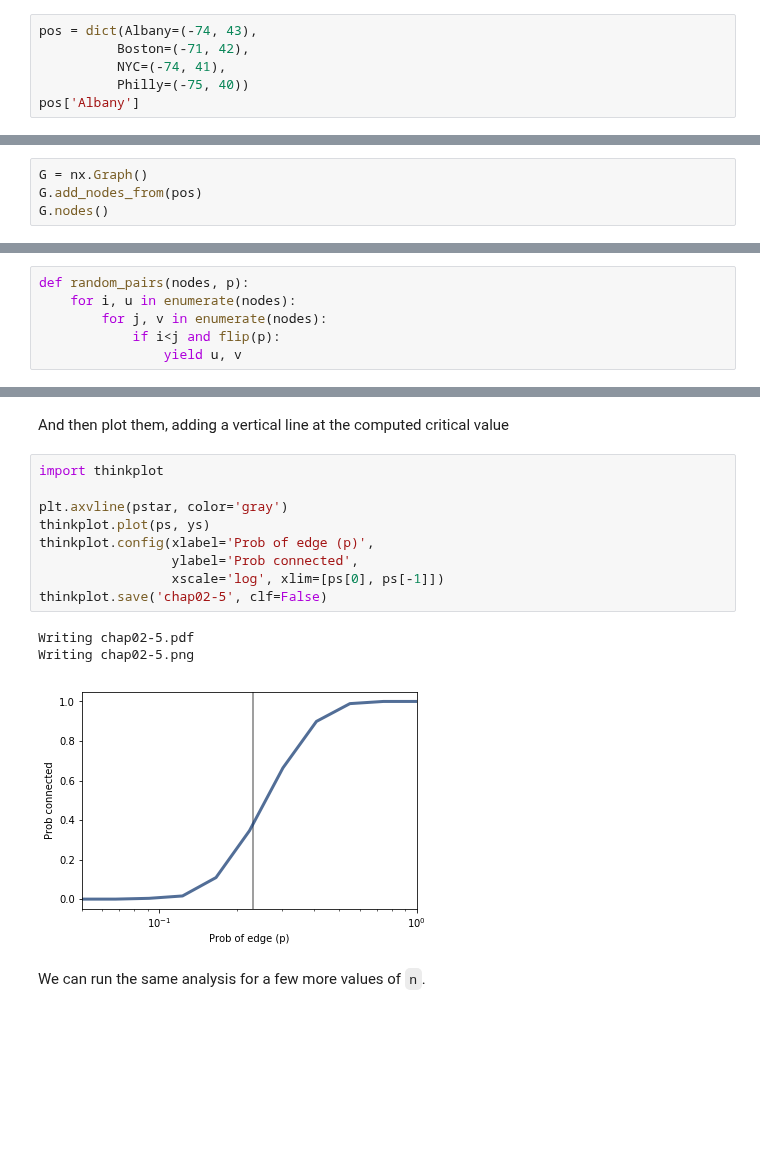
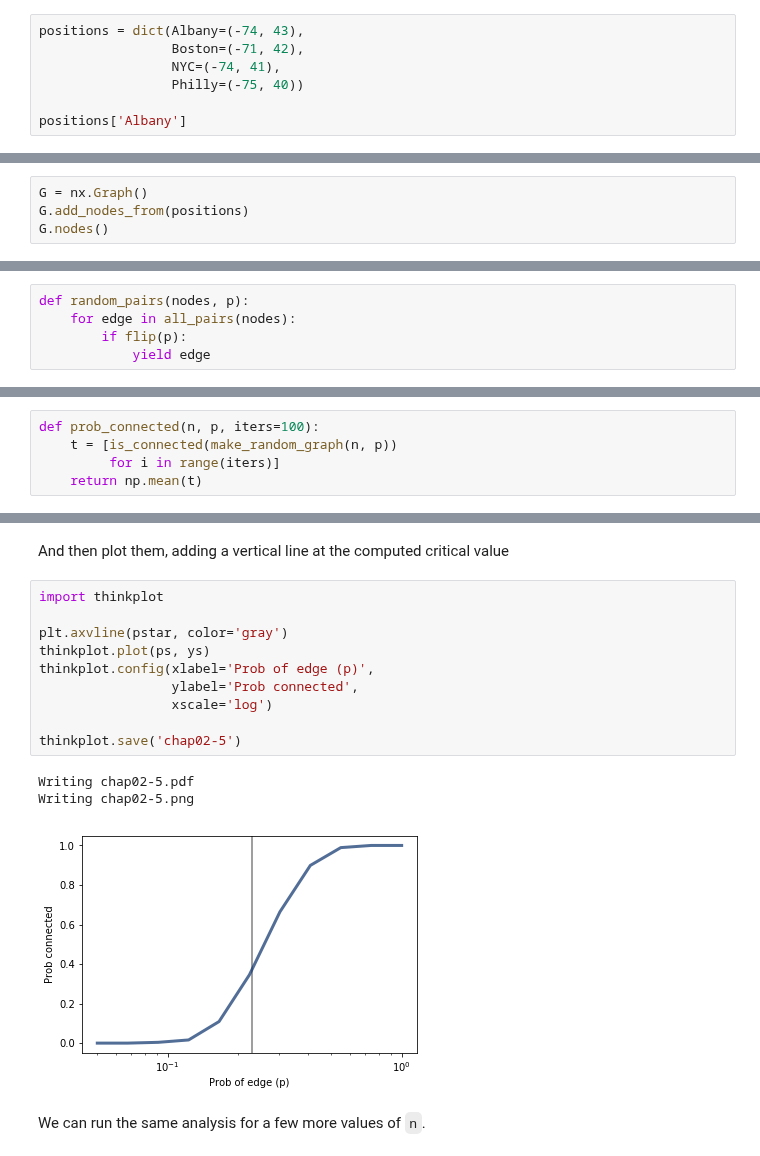
Before and after one commit to AllenDowney/ThinkComplexity2, a Jupyter notebook: code/chap02soln.ipynb, the cells around one changed output, grey strips where cells are left out. Saved outputs shown, nothing was run; the diff lists cells and outputs as text; blank space fills up the shorter version.

```diff
--- a/code/chap02soln.ipynb
+++ b/code/chap02soln.ipynb
@@ -78,16 +78,17 @@ The second example is an undirected graph that represents cities and the driving
 # %%
-pos = dict(Albany=(-74, 43),
-          Boston=(-71, 42),
-          NYC=(-74, 41),
-          Philly=(-75, 40))
-pos['Albany']
+positions = dict(Albany=(-74, 43),
+                 Boston=(-71, 42),
+                 NYC=(-74, 41),
+                 Philly=(-75, 40))
+
+positions['Albany']
 # %% [output]
 (-74, 43)
 # %% [markdown]
 We can use the keys in `pos` to add nodes to the graph.
 # %%
 G = nx.Graph()
-G.add_nodes_from(pos)
+G.add_nodes_from(positions)
 G.nodes()
 # %% [output]
 NodeView(('Albany', 'Boston', 'NYC', 'Philly'))
@@ -235,10 +236,9 @@ def flip(p):
 `random_pairs` is a generator function that enumerates all possible pairs of nodes and yields each one with probability `p`
 # %%
 def random_pairs(nodes, p):
-    for i, u in enumerate(nodes):
-        for j, v in enumerate(nodes):
-            if i<j and flip(p):
-                yield u, v
+    for edge in all_pairs(nodes):
+        if flip(p):
+            yield edge
 # %% [markdown]
 `make_random_graph` makes an ER graph where the probability of an edge between each pair of nodes is `p`.
 # %%
@@ -390,6 +369,11 @@ def prob_connected(n, p, iters=100):
         if is_connected(random_graph):
             count += 1
     return count/iters
+# %%
+def prob_connected(n, p, iters=100):
+    t = [is_connected(make_random_graph(n, p))
+         for i in range(iters)]
+    return np.mean(t)
 # %% [markdown]
 With `n=10` and `p=0.3`, the probability of being connected is about 65%.
 # %%
@@ -439,16 +423,17 @@ And then plot them, adding a vertical line at the computed critical value
 # %%
 import thinkplot
 
 plt.axvline(pstar, color='gray')
 thinkplot.plot(ps, ys)
 thinkplot.config(xlabel='Prob of edge (p)',
                  ylabel='Prob connected',
-                 xscale='log', xlim=[ps[0], ps[-1]])
-thinkplot.save('chap02-5', clf=False)
+                 xscale='log')
+
+thinkplot.save('chap02-5')
 # %% [output]
 Writing chap02-5.pdf
 Writing chap02-5.png
-[figure, old version]
+[figure, new version]
 # %% [markdown]
 We can run the same analysis for a few more values of `n`.
 # %%
```
Also changed, not shown: parts of 15 cells of this notebook, 2 other files.
